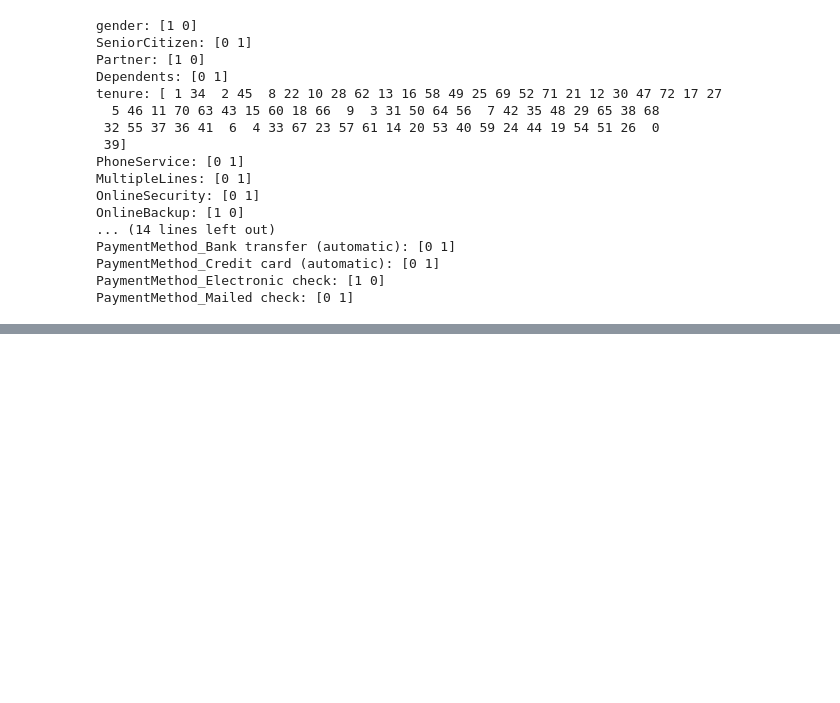
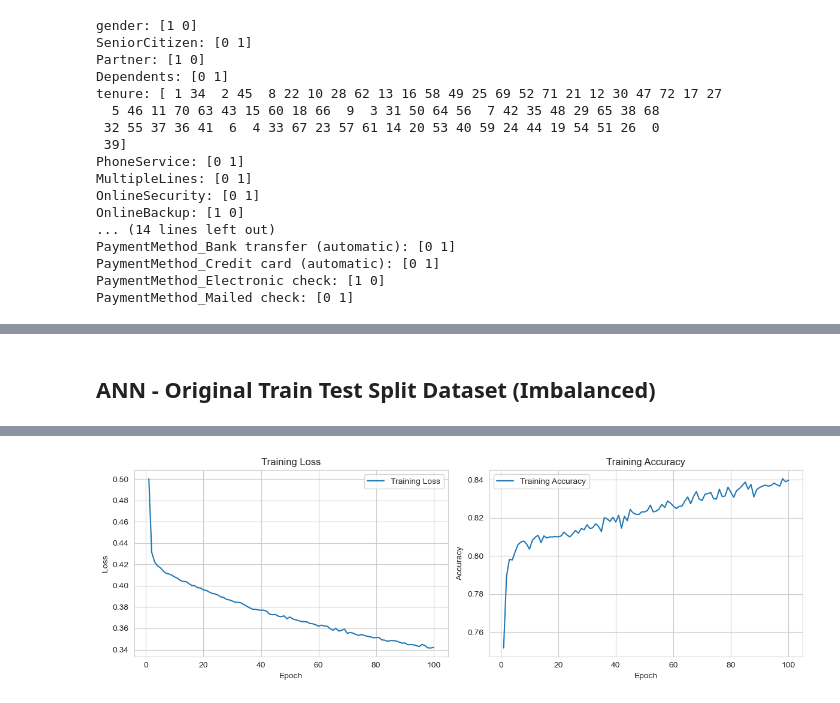
Before and after one commit to neucavingclub/project-portfolio, a Jupyter notebook: MSc-Project/Telco-Notebook.ipynb, the cells around one changed output, grey strips where cells are left out. Drawn from its saved outputs; the diff is of its cells as text; code cells hidden in the pictures; blank space fills up the shorter version.

```diff
--- a/MSc-Project/Telco-Notebook.ipynb
+++ b/MSc-Project/Telco-Notebook.ipynb
@@ -312,0 +796,19 @@ PaymentMethod_Mailed check: [0 1]
+# %%
+#The parameter grid for the best paramter and it will be applied on al SVM models as before
+parameter_grid = {'C':[.1, 1, 10, 100, 1000], 'gamma':[1,.1, .01, .001, .0001], 'kernel': ['poly']}
+
+#applying the GridSearchCV on the dictionary of possible or best paramters for us
+grid = GridSearchCV(svm, parameter_grid, refit=True, verbose=3)
+grid.fit(X_train, y_train)
+
+print('='*40)
+print('SVM - Original (Unsampled Dataset)')
+print('='*40)
+
+#print the best paramters and best esitimators
+print(grid.best_params_)
+print(grid.best_estimator_)
+
+#predicting the model and give classification report
+y_grid_pred = grid.predict(X_test)
+print('\n clasification report:\n', classification_report(y_test,y_grid_pred))
@@ -312,0 +837,60 @@ PaymentMethod_Mailed check: [0 1]
+# %% [markdown]
+## ANN - Original Train Test Split Dataset (Imbalanced)
+# %%
+# Artificial Neural network model
+model = Sequential()
+model.add(Dense(26, input_dim=26, activation='relu'))
+model.add(Dense(15, activation='relu'))
+model.add(Dense(1, activation='sigmoid'))
+
+# Compile the model
+model.compile(optimizer='adam', loss='binary_crossentropy', metrics=['accuracy'])
+
+# Lists to store loss and accuracy values
+loss_history = []
+accuracy_history = []
+
+# Train the model and record loss and accuracy at each epoch
+epochs = 100
+for epoch in range(epochs):
+    history = model.fit(X_train, y_train, epochs=1, validation_data=(X_test, y_test), verbose=0)
+
+    # Record loss and accuracy
+    loss_history.append(history.history['loss'][0])
+    accuracy_history.append(history.history['accuracy'][0])
+
+
+print('='*80)
+print('ANN - Original Train Test Split (Unsampled Dataset)')
+print('='*80)
+
+print(model.evaluate(X_test, y_test))
+y_pred = model.predict(X_test)
+y_pred = np.round(y_pred)
+
+print('Accuracy on Test data: ',y_pred)
+print("Classification Report: \n", classification_report(y_test, y_pred))
+
+# Plotting the loss and accuracy
+plt.figure(figsize=(12, 4))
+
+# Plot Loss
+plt.subplot(1, 2, 1)
+plt.plot(range(1, epochs+1), loss_history, label='Training Loss')
+plt.title('Training Loss')
+plt.xlabel('Epoch')
+plt.ylabel('Loss')
+plt.legend()
+
+# Plot Accuracy
+plt.subplot(1, 2, 2)
+plt.plot(range(1, epochs+1), accuracy_history, label='Training Accuracy')
+plt.title('Training Accuracy')
+plt.xlabel('Epoch')
+plt.ylabel('Accuracy')
+plt.legend()
+
+# Show the plots
+plt.tight_layout()
+plt.show()
+# %% [output]
@@ -312,0 +914 @@ PaymentMethod_Mailed check: [0 1]
+[figure, added]
```
Also changed, not shown: parts of 140 cells of this notebook, 23 other files.
